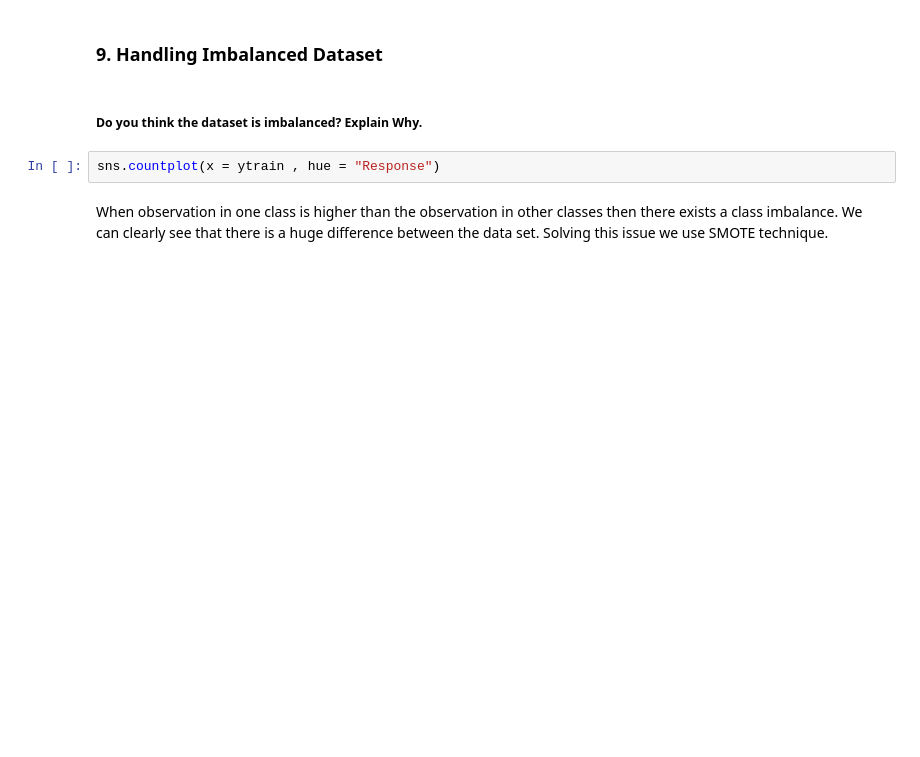
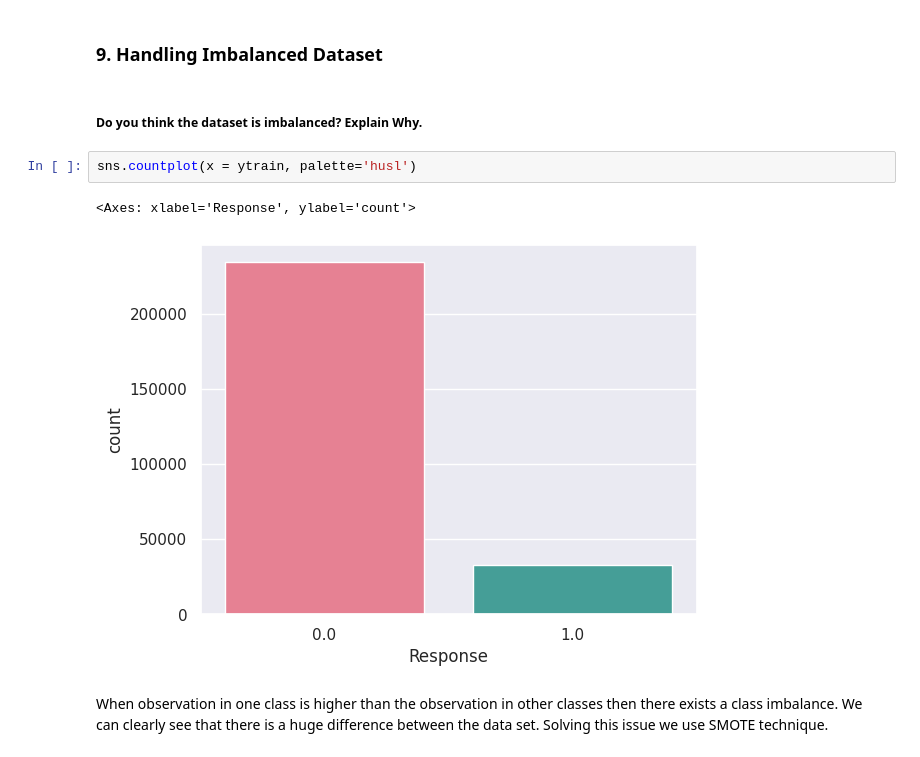
Before and after one commit to msantoshidevi/Health-Insurance-Cross-Sell-Prediction-Project, a Jupyter notebook: Health_Insurance_Cross_Sell_Prediction.ipynb, the cells around one changed output. Drawn from its saved outputs; the diff is of its cells as text; blank space fills up the shorter version.

```diff
--- a/Health_Insurance_Cross_Sell_Prediction.ipynb
+++ b/Health_Insurance_Cross_Sell_Prediction.ipynb
@@ -1397,7 +1393,10 @@ In this case the training dataset is small, that's why I have taken 70:30 ratio.
 # %% [markdown]
 ##### Do you think the dataset is imbalanced? Explain Why.
 # %%
-sns.countplot(x = ytrain , hue = "Response")
+sns.countplot(x = ytrain, palette='husl')
+# %% [output]
+<Axes: xlabel='Response', ylabel='count'>
+[figure, added]
 # %% [markdown]
 When observation in one class is higher than the observation in other classes then there exists a class imbalance. We can clearly see that there is a huge difference between the data set. Solving this issue we use SMOTE technique.
 # %%
```
Also changed, not shown: parts of 7 cells of this notebook.
